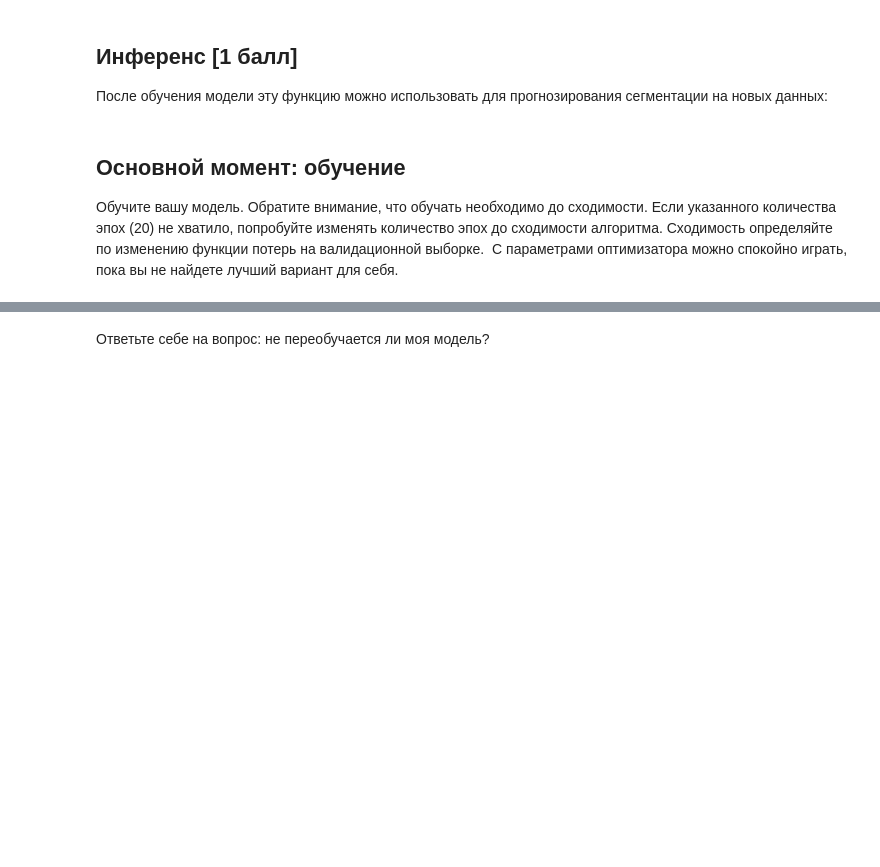
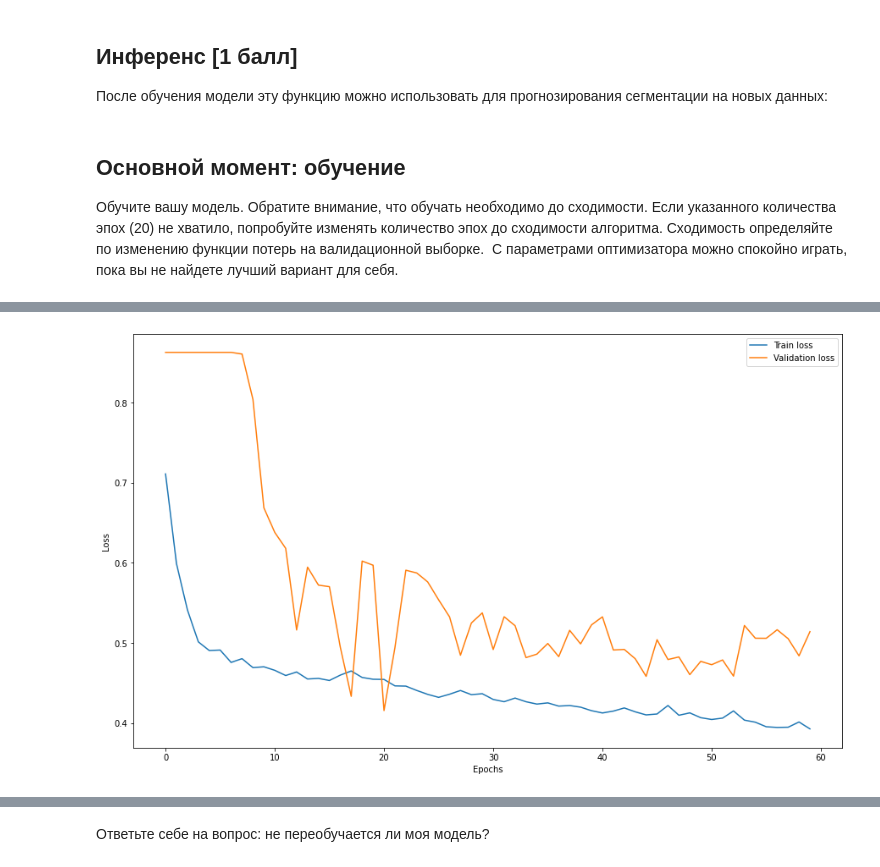
Before and after one commit to Shaorrran/dls-homeworks, a Jupyter notebook: task6/[hw]semantic_segmentation.ipynb, the cells around one changed output, grey strips where cells are left out. Drawn from its saved outputs; the diff is of its cells as text; code cells hidden in the pictures; blank space fills up the shorter version.

```diff
--- a/task6/[hw]semantic_segmentation.ipynb
+++ b/task6/[hw]semantic_segmentation.ipynb
@@ -354 +464,26 @@ def bce_loss(y_real, y_pred):
+# %%
+def eval_epoch(model, val_loader, criterion):
+    model.eval()
+    running_loss = 0.0
+    processed_data = 0
+
+    for inputs, labels in tqdm(val_loader, desc="Validating"):
+        inputs = inputs.to(device)
+        labels = labels.to(device)
+
+        with torch.no_grad():
+            outputs = model(inputs)
+            loss = criterion(outputs, labels)
+
+        running_loss += loss.item() * inputs.size(0)
+        processed_data += inputs.size(0)
+
+        # clearing VRAM
+        inputs = inputs.to("cpu")
+        labels = labels.to("cpu")
+        del inputs
+        del labels
+        torch.cuda.empty_cache()
+    val_loss = running_loss / processed_data
+    return outputs, val_loss, score_model(model, iou_pytorch, val_loader)
 # %%
@@ -415,0 +579,10 @@ def score_model(model, metric, data):
+# %%
+def plot_loss(history):
+  loss, _, val_loss, _ = zip(*history)
+  plt.figure(figsize=(15, 9))
+  plt.plot(loss, label="Train loss")
+  plt.plot(val_loss, label="Validation loss")
+  plt.legend(loc="best")
+  plt.xlabel("Epochs")
+  plt.ylabel("Loss")
+  plt.show()
@@ -426,0 +655,4 @@ train(model, optim, bce_loss, max_epochs, data_tr, data_val)
+# %%
+plot_loss(history_segnet_bce)
+# %% [output]
+[figure, added]
```
Also changed, not shown: parts of 28 cells of this notebook.
